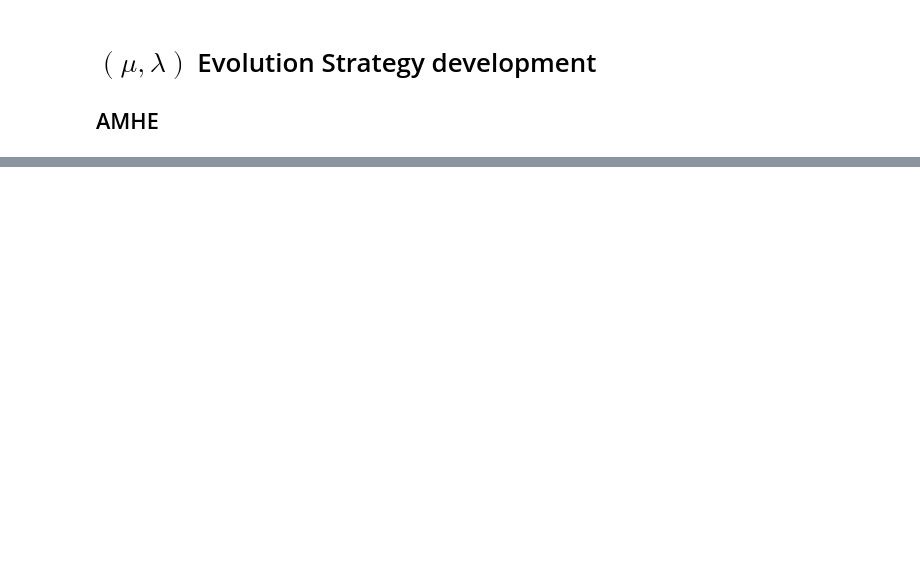
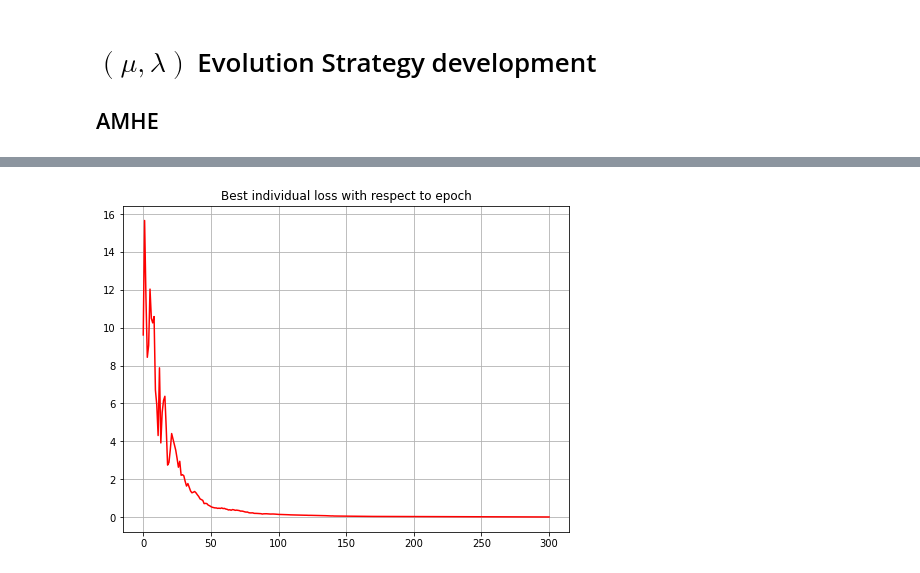
Before and after one commit to L0czek/Training-Neural-Networks-with-Evolution-Alg, a Jupyter notebook: notebooks/MuLambdaEvolutionStrategy-dev.ipynb, the cells around one changed output, grey strips where cells are left out. Saved outputs shown, nothing was run; the diff lists cells and outputs as text; code cells hidden in the pictures; blank space fills up the shorter version.

```diff
--- a/notebooks/MuLambdaEvolutionStrategy-dev.ipynb
+++ b/notebooks/MuLambdaEvolutionStrategy-dev.ipynb
@@ -3,9 +3,13 @@
 
 ## AMHE
 # %%
-import nn_training
+import nn_training.optimizers as optim
+import nn_training.experiment_objectives as object_fun
 
 import numpy as np
+import matplotlib.pyplot as plt
+
+plt.rcParams["figure.figsize"] = (8, 6)
 
 %load_ext autoreload
 %autoreload 2
@@ -37,0 +82,9 @@ print(sorted_list1)
+# %%
+# Visualize loss function
+min_losses = [min(losses) for losses in alg_trace.losses_per_epoch]
+
+plt.plot(range(len(alg_trace.losses_per_epoch)), min_losses, color="r")
+plt.title("Best individual loss with respect to epoch")
+plt.grid("on")
+# %% [output]
+[figure, added]
```
Also changed, not shown: parts of 9 cells of this notebook, 3 other files.
